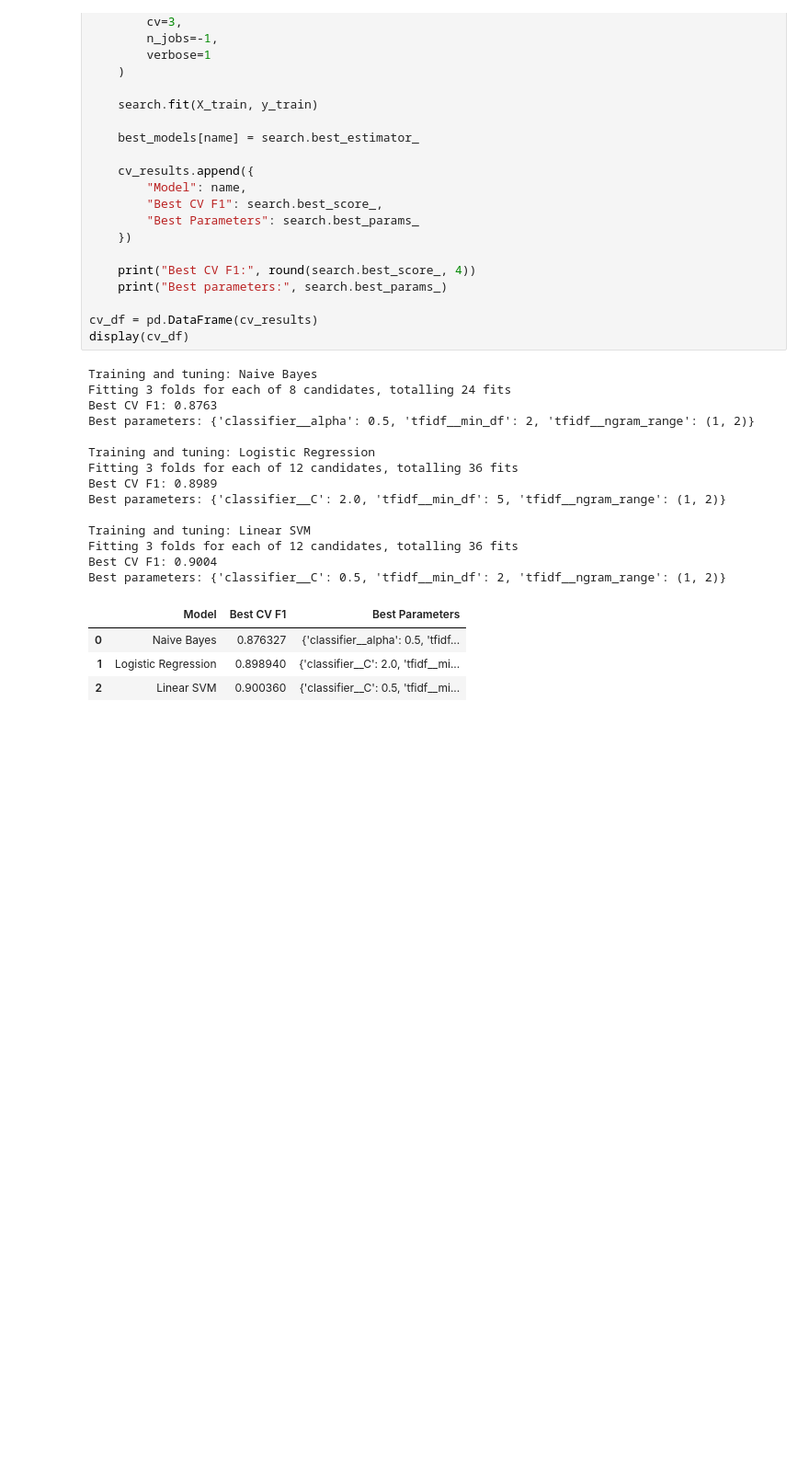
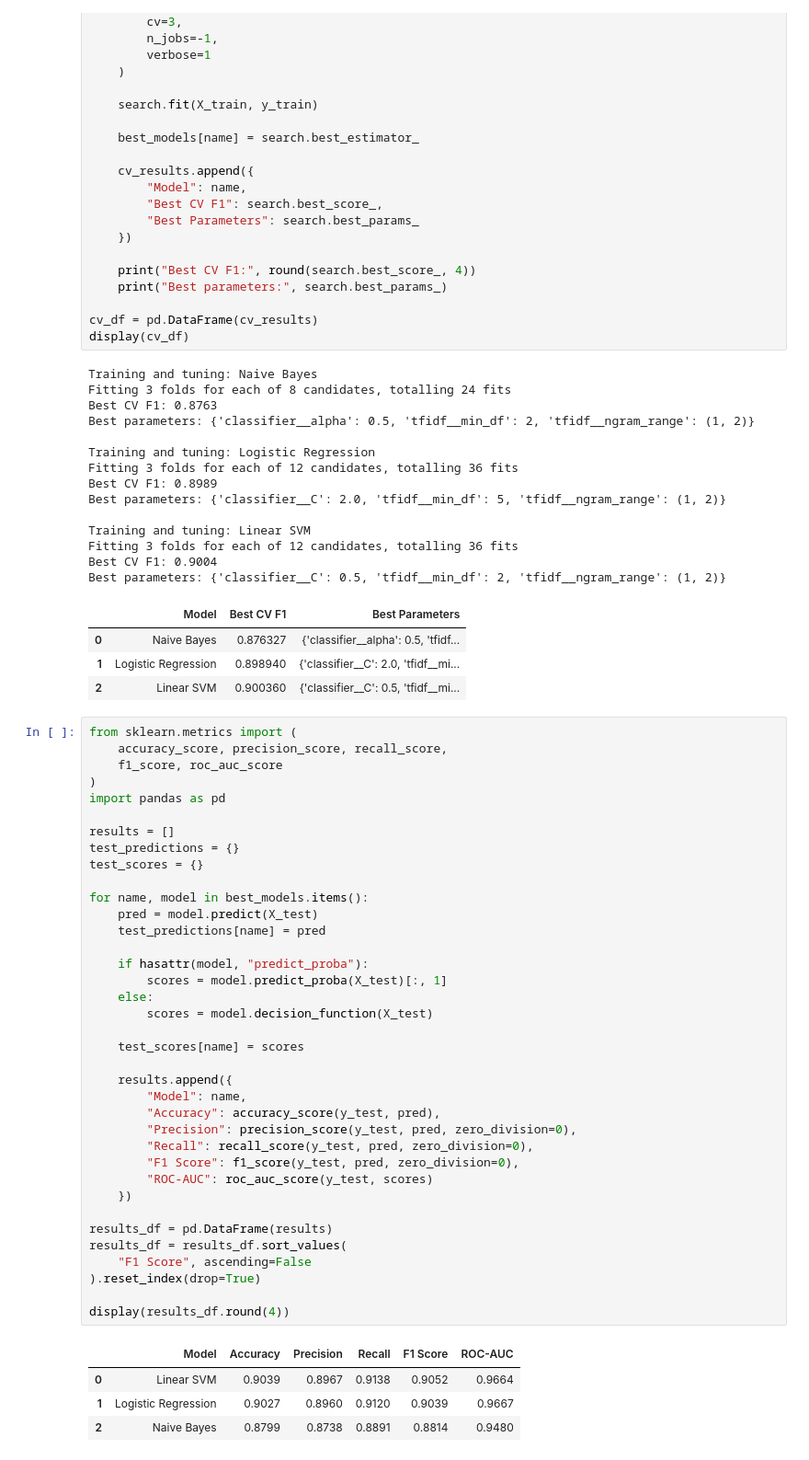
Before and after one commit to pawandubey82/Sentiment-Analysis-of-Movie-Reviews-Using-Machine-Learning, a Jupyter notebook: Sentiment_Analysis_of_Movie_Reviews_Using_Machine_Learning.ipynb, the cells around one changed output. Shown at 92% size. Drawn from its saved outputs; the diff is of its cells as text; blank space fills up the shorter version.

Commit message:
Evaluation Model With Accuracy , Precision , Recall , F1 Score , ROC-AUC

```diff
--- a/Sentiment_Analysis_of_Movie_Reviews_Using_Machine_Learning.ipynb
+++ b/Sentiment_Analysis_of_Movie_Reviews_Using_Machine_Learning.ipynb
@@ -501,3 +501,45 @@ Best parameters: {'classifier__C': 0.5, 'tfidf__min_df': 2, 'tfidf__ngram_range'
 | 0 | Naive Bayes | 0.876327 | {'classifier__alpha': 0.5, 'tfidf... |
 | 1 | Logistic Regression | 0.898940 | {'classifier__C': 2.0, 'tfidf__mi... |
 | 2 | Linear SVM | 0.900360 | {'classifier__C': 0.5, 'tfidf__mi... |
+# %%
+from sklearn.metrics import (
+    accuracy_score, precision_score, recall_score,
+    f1_score, roc_auc_score
+)
+import pandas as pd
+
+results = []
+test_predictions = {}
+test_scores = {}
+
+for name, model in best_models.items():
+    pred = model.predict(X_test)
+    test_predictions[name] = pred
+
+    if hasattr(model, "predict_proba"):
+        scores = model.predict_proba(X_test)[:, 1]
+    else:
+        scores = model.decision_function(X_test)
+
+    test_scores[name] = scores
+
+    results.append({
+        "Model": name,
+        "Accuracy": accuracy_score(y_test, pred),
+        "Precision": precision_score(y_test, pred, zero_division=0),
+        "Recall": recall_score(y_test, pred, zero_division=0),
+        "F1 Score": f1_score(y_test, pred, zero_division=0),
+        "ROC-AUC": roc_auc_score(y_test, scores)
+    })
+
+results_df = pd.DataFrame(results)
+results_df = results_df.sort_values(
+    "F1 Score", ascending=False
+).reset_index(drop=True)
+
+display(results_df.round(4))
+# %% [output]
+|  | Model | Accuracy | Precision | Recall | F1 Score | ROC-AUC |
+| 0 | Linear SVM | 0.9039 | 0.8967 | 0.9138 | 0.9052 | 0.9664 |
+| 1 | Logistic Regression | 0.9027 | 0.8960 | 0.9120 | 0.9039 | 0.9667 |
+| 2 | Naive Bayes | 0.8799 | 0.8738 | 0.8891 | 0.8814 | 0.9480 |
```
